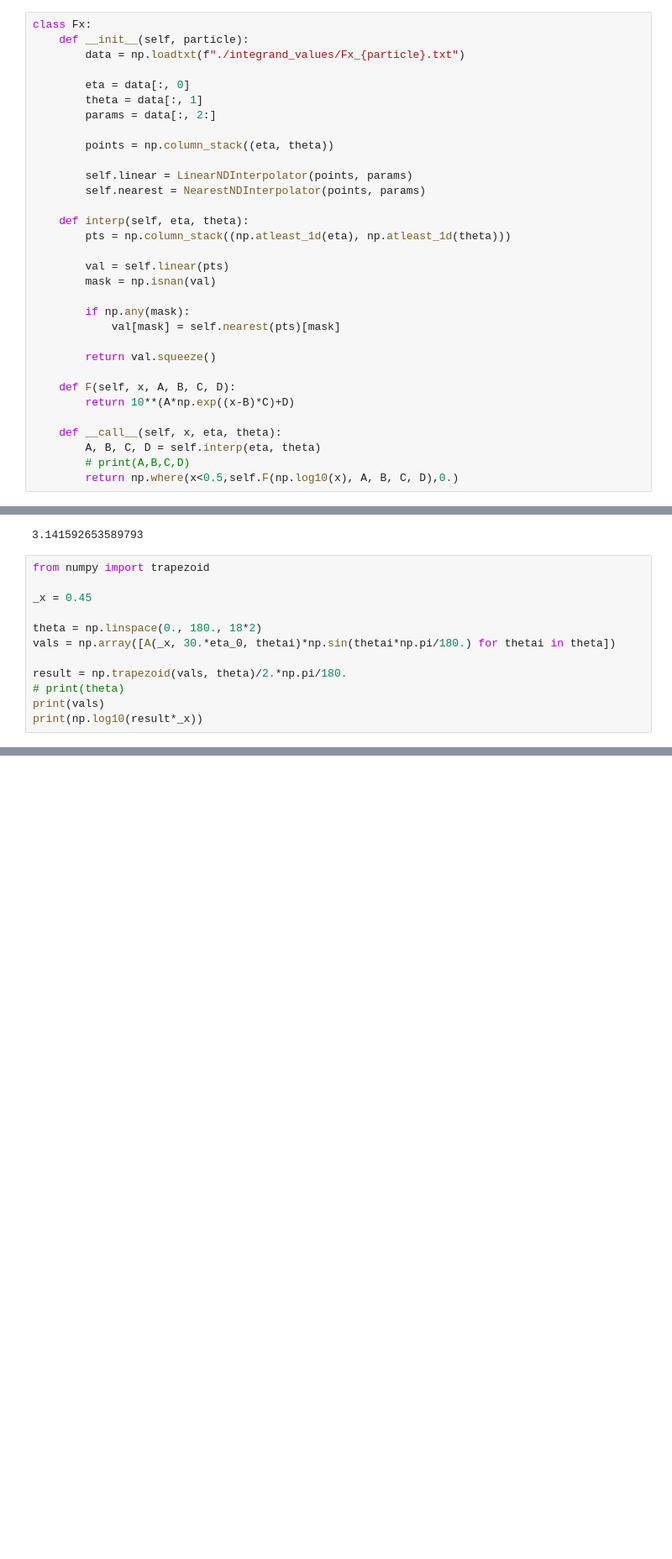
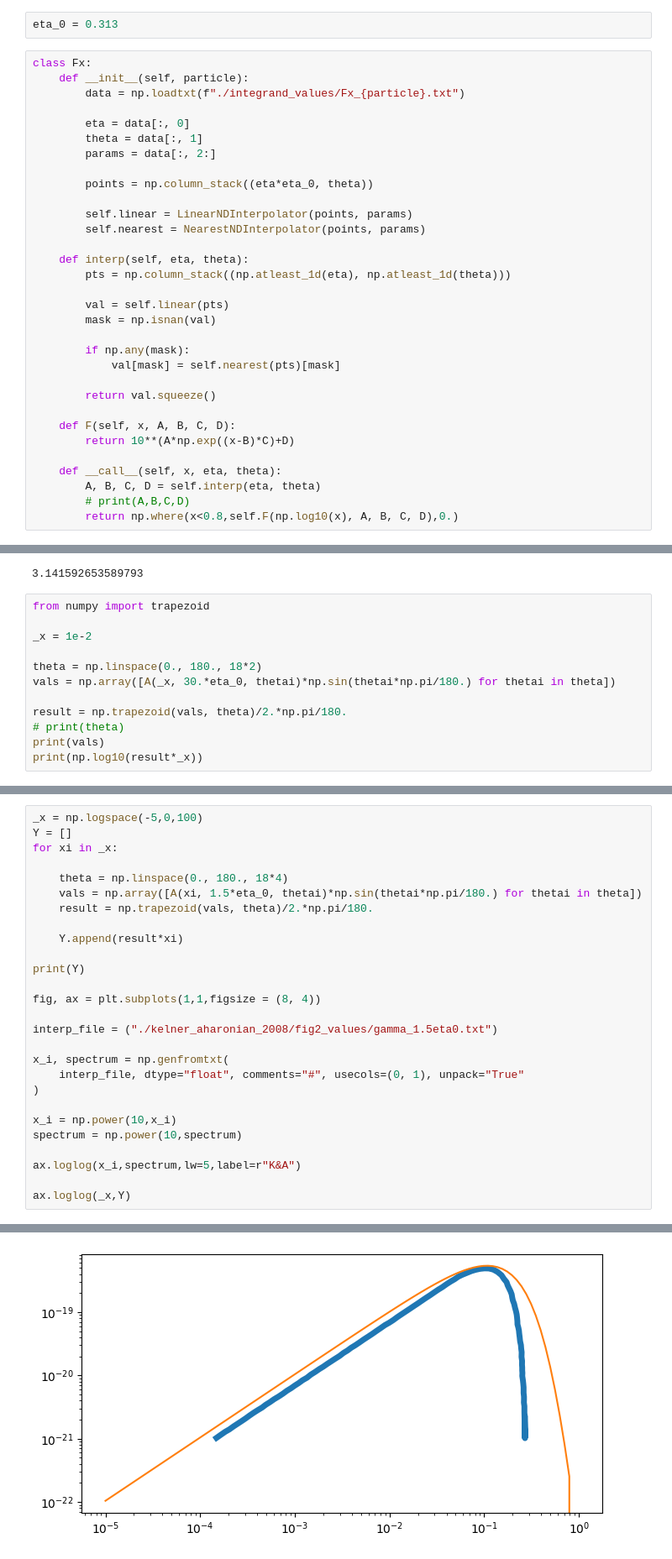
Before and after one commit to pwit07/sophia_next, a Jupyter notebook: src/Fitting.ipynb, the cells around one changed output, grey strips where cells are left out. Shown at 84% size. Drawn from its saved outputs; the diff is of its cells as text; blank space fills up the shorter version.

```diff
--- a/src/Fitting.ipynb
+++ b/src/Fitting.ipynb
@@ -189,6 +187,8 @@ print(result)
 [-16.92220508   0.60750118   1.61550641 -15.0368597 ]
 [-16.77183526   0.64835892   1.2045558  -14.22109777]
 [-16.77183526   0.64835892   1.2045558  -14.22109777]
+# %%
+eta_0 = 0.313
 # %%
 class Fx:
     def __init__(self, particle):
@@ -198,7 +198,7 @@ class Fx:
         theta = data[:, 1]
         params = data[:, 2:]
 
-        points = np.column_stack((eta, theta))
+        points = np.column_stack((eta*eta_0, theta))
 
         self.linear = LinearNDInterpolator(points, params)
         self.nearest = NearestNDInterpolator(points, params)
@@ -220,7 +220,7 @@ class Fx:
     def __call__(self, x, eta, theta):
         A, B, C, D = self.interp(eta, theta)
         # print(A,B,C,D)
-        return np.where(x<0.5,self.F(np.log10(x), A, B, C, D),0.)
+        return np.where(x<0.8,self.F(np.log10(x), A, B, C, D),0.)
 # %%
 A = Fx("photon")
 # A.interp(10,38)
@@ -236,7 +236,7 @@ eta_0 = 0.313
 # %%
 from numpy import trapezoid
 
-_x = 0.45
+_x = 1e-2
 
 theta = np.linspace(0., 180., 18*2)
 vals = np.array([A(_x, 30.*eta_0, thetai)*np.sin(thetai*np.pi/180.) for thetai in theta])
@@ -258,0 +259,28 @@ print(np.log10(result*_x))
+# %%
+_x = np.logspace(-5,0,100)
+Y = []
+for xi in _x:
+
+    theta = np.linspace(0., 180., 18*4)
+    vals = np.array([A(xi, 1.5*eta_0, thetai)*np.sin(thetai*np.pi/180.) for thetai in theta])
+    result = np.trapezoid(vals, theta)/2.*np.pi/180.
+
+    Y.append(result*xi)
+
+print(Y)
+
+fig, ax = plt.subplots(1,1,figsize = (8, 4))
+
+interp_file = ("./kelner_aharonian_2008/fig2_values/gamma_1.5eta0.txt")
+
+x_i, spectrum = np.genfromtxt(
+    interp_file, dtype="float", comments="#", usecols=(0, 1), unpack="True"
+)
+
+x_i = np.power(10,x_i)
+spectrum = np.power(10,spectrum)
+
+ax.loglog(x_i,spectrum,lw=5,label=r"K&A")
+
+ax.loglog(_x,Y)
+# %% [output]
@@ -258,0 +289 @@ print(np.log10(result*_x))
+[figure, added]
```
Also changed, not shown: parts of 5 cells of this notebook.
